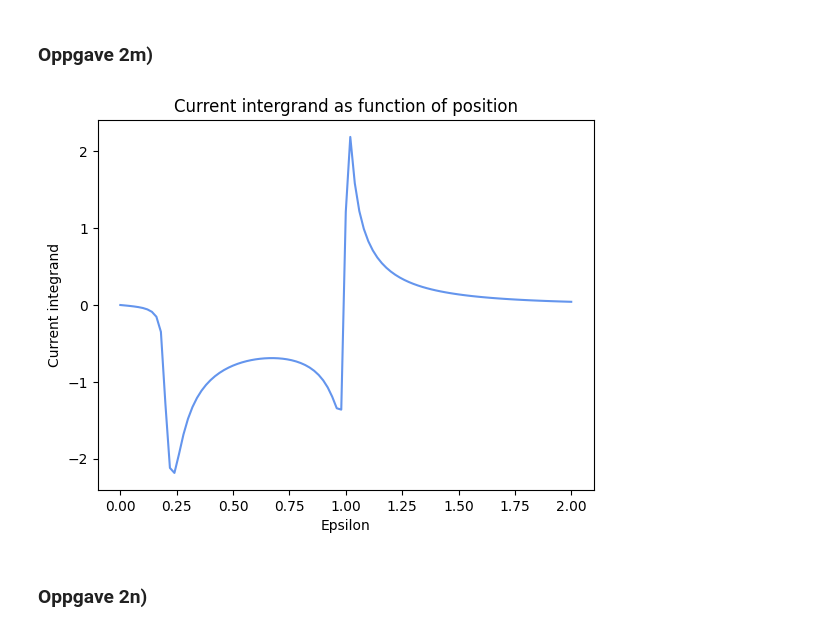
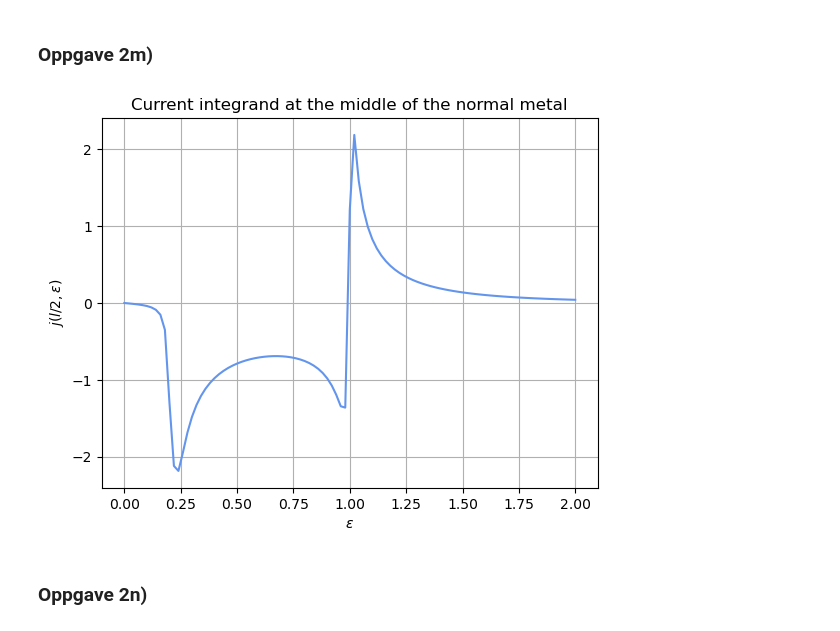
Before and after one commit to cfure3-svg/prosjekt3, a Jupyter notebook: prosjekt3_riktig.ipynb, the cells around one changed output. Cells and saved outputs as stored; diff of their text form; code cells hidden in the pictures.

```diff
--- a/prosjekt3_riktig.ipynb
+++ b/prosjekt3_riktig.ipynb
@@ -569,10 +570,13 @@ x = np.linspace(0, l, m)
 for e in epsilon:
    sol = solve_bvp(lambda x, y: function_to_solve(x_vector= x, vec_matrix= y, e = e), lambda x, y: lhs(v_left = x, v_right = y, l= l, e=e), x, y)
    y_plot = sol.sol(x)[0]
-   plt.plot(x, y_plot, label = 'Numerisk løsning', color = 'cornflowerblue')
+   plt.plot(x, y_plot, label=fr"$\varepsilon = {e}$")
 
 plt.title("Usadel equation solution with solve_bvp")
-plt.ylabel("Ic????")
+plt.xlabel("x")
+plt.ylabel(r"$||v(x)||$")
+plt.grid(True)
 plt.legend()
+plt.tight_layout()
 plt.show()
 # %% [output]
@@ -743,7 +780,6 @@ plt.show()
 ### Oppgave 2l)
 # %%
 def calculate_intergrand(y_init, l, e, x):
-
     #litt mer usikker på denne delen
 
     sol = solve_bvp(lambda x, y: function_to_solve(x_vector= x, vec_matrix= y, e = e),lambda x, y:  bc_superleder(v_left = x, v_right = y, l= l, e= e), x, y_init)
@@ -760,7 +796,6 @@ def calculate_intergrand(y_init, l, e, x):
 
         N_tilde = np.linalg.solve(I - gamma_tilde@gamma, I)
         N = np.linalg.solve(I- gamma@gamma_tilde, I)
-
 
         # riktig skrevet av fra oppgaven:
         green_function = np.block([
@@ -779,24 +814,3 @@ def calculate_intergrand(y_init, l, e, x):
         current_list.append(current)
 
     return solution, current_list
-
-
-
-l = 1
-m = 101
-x = np.linspace(0, l, m)
-epsilon = [2,1.5, 1, 0.5,0]
-color_list = ["cornflowerblue", "plum", "hotpink", "mediumseagreen", "salmon"]
-
-y_init = np.zeros((32, m))
-
-for index, e in enumerate(epsilon):
-    solution, current_list = calculate_intergrand(y_init, l, e, x)
-    y_init = solution
-
-    plt.plot(x, current_list, color = color_list[index], label=f"$\\varepsilon = {e}$")
-    plt.ylabel("Current integrand")
-    plt.xlabel("Position")
-    plt.title("Current intergrand as function of position")
-
-plt.show()
@@ -805,31 +842,31 @@ plt.show()
 # %% [markdown]
 ### Oppgave 2m)
 # %%
-
 phi_L = 1
 phi_R = 0
+
+l = 1
 x = np.linspace(0, l, m)
-l = 1
-
 epsilon = np.linspace(2, 0, 101)
 
 liste_med_current_int = []
-
 y_init = np.zeros((32, m))
 
 for e in epsilon:
     solution, current_list = calculate_intergrand(y_init, l, e, x)
     y_init = solution
     center = np.take(current_list, len(current_list)//2)
     liste_med_current_int.append(center)
 
+# Plot
 plt.plot(epsilon, liste_med_current_int, color = 'cornflowerblue')
-plt.ylabel("Current integrand")
-plt.xlabel("Epsilon")
-plt.title("Current intergrand as function of position")
+plt.ylabel(r"$j(l/2,\varepsilon)$")
+plt.xlabel(r"$\varepsilon$")
+plt.title("Current integrand at the middle of the normal metal")
+plt.grid(True)
 plt.show()
 # %% [output]
-[figure, old version]
+[figure, new version]
 # %% [markdown]
 ### Oppgave 2n)
 # %%
```
Also changed, not shown: parts of 10 cells of this notebook.
